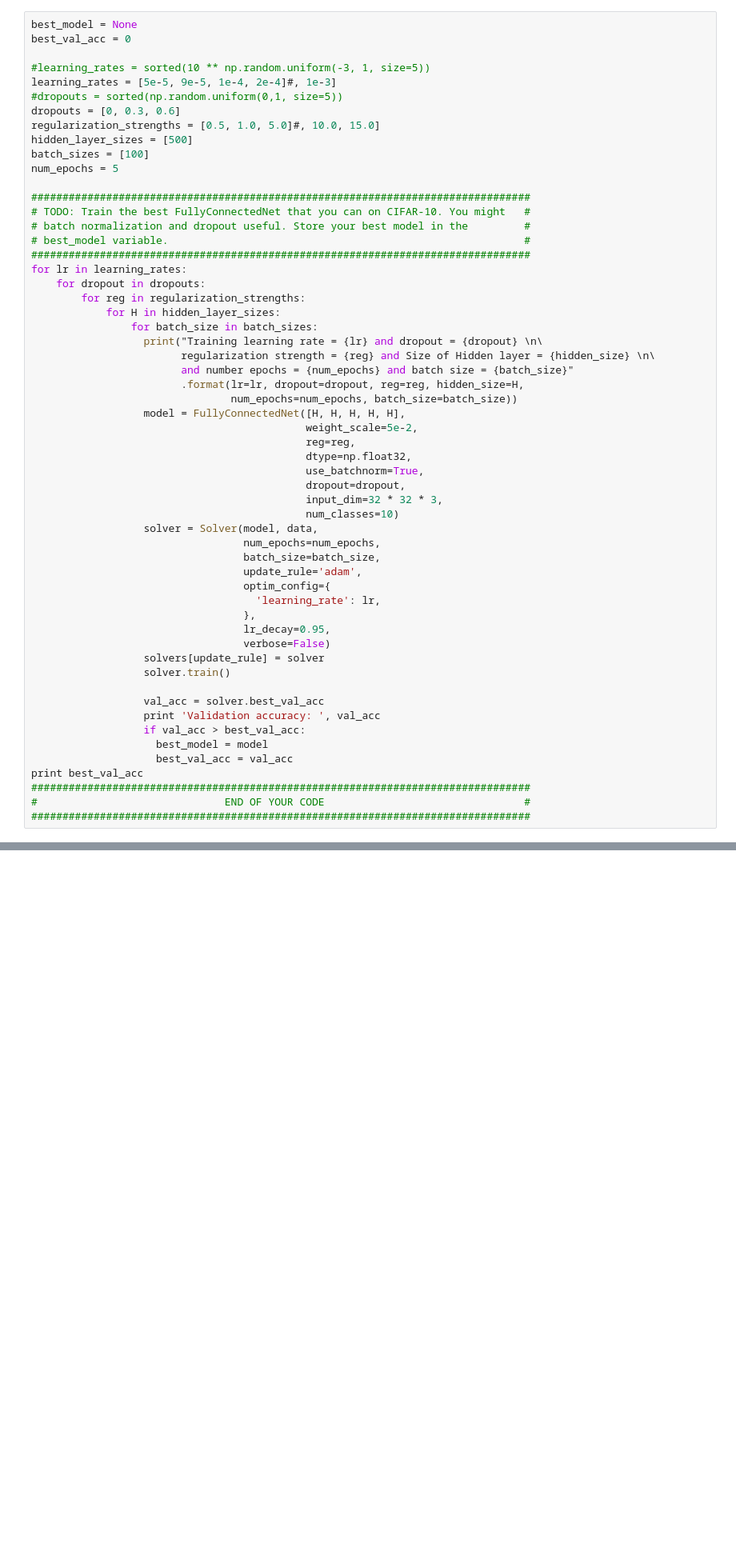
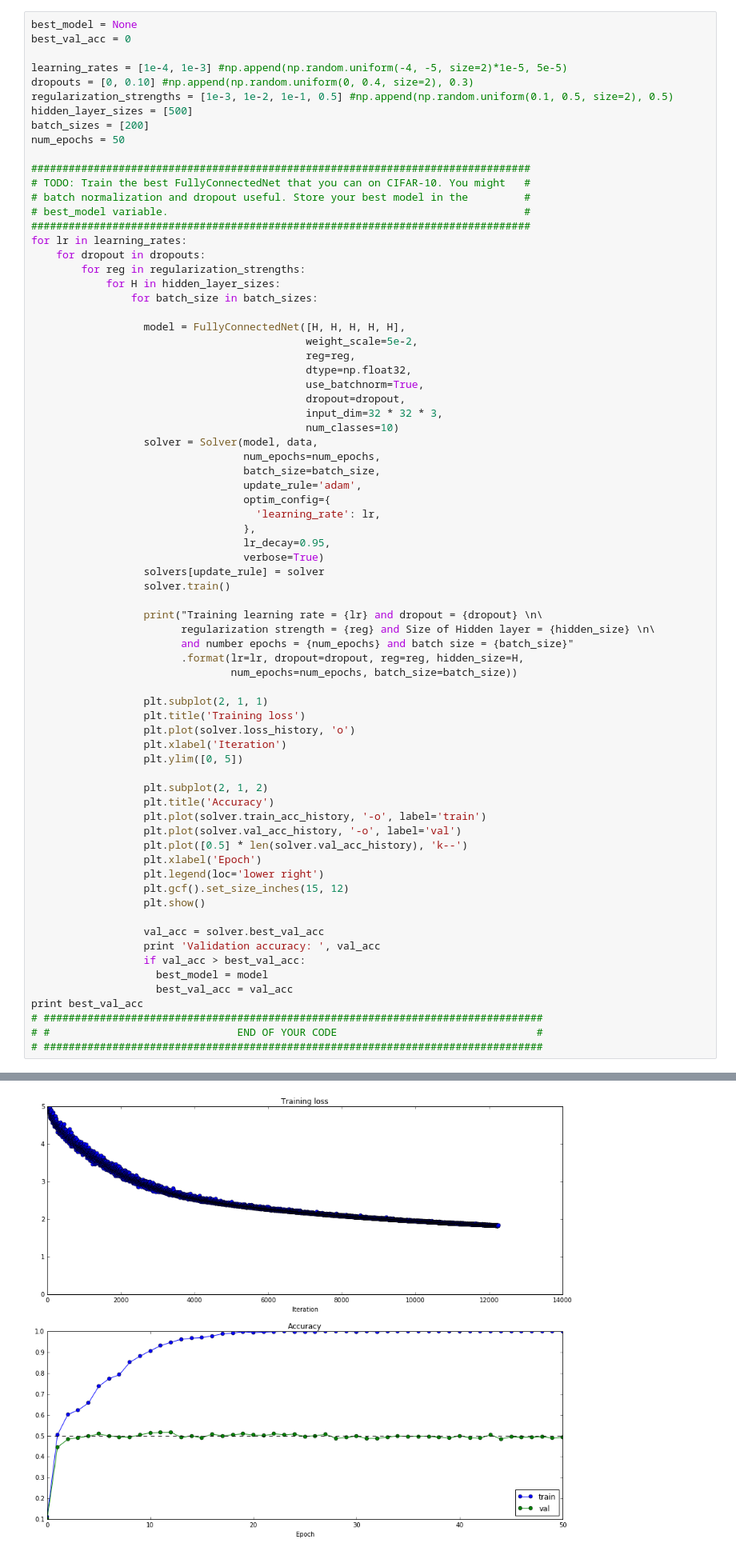
Before and after one commit to RyanZotti/cs231n, a Jupyter notebook: assignment2/FullyConnectedNets.ipynb, the cells around one changed output, grey strips where cells are left out. Shown at 80% size. Drawn from its saved outputs; the diff is of its cells as text; blank space fills up the shorter version.

```diff
--- a/assignment2/FullyConnectedNets.ipynb
+++ b/assignment2/FullyConnectedNets.ipynb
@@ -777,14 +781,12 @@ You might find it useful to complete the `BatchNormalization.ipynb` and `Dropout
 best_model = None
 best_val_acc = 0
 
-#learning_rates = sorted(10 ** np.random.uniform(-3, 1, size=5))
-learning_rates = [5e-5, 9e-5, 1e-4, 2e-4]#, 1e-3]
-#dropouts = sorted(np.random.uniform(0,1, size=5))
-dropouts = [0, 0.3, 0.6]
-regularization_strengths = [0.5, 1.0, 5.0]#, 10.0, 15.0]
+learning_rates = [1e-4, 1e-3] #np.append(np.random.uniform(-4, -5, size=2)*1e-5, 5e-5)
+dropouts = [0, 0.10] #np.append(np.random.uniform(0, 0.4, size=2), 0.3)
+regularization_strengths = [1e-3, 1e-2, 1e-1, 0.5] #np.append(np.random.uniform(0.1, 0.5, size=2), 0.5)
 hidden_layer_sizes = [500]
-batch_sizes = [100]
-num_epochs = 5
+batch_sizes = [200]
+num_epochs = 50
 
 ################################################################################
 # TODO: Train the best FullyConnectedNet that you can on CIFAR-10. You might   #
@@ -796,11 +798,7 @@ for lr in learning_rates:
         for reg in regularization_strengths:
             for H in hidden_layer_sizes:
                 for batch_size in batch_sizes:
-                  print("Training learning rate = {lr} and dropout = {dropout} \n\
-                        regularization strength = {reg} and Size of Hidden layer = {hidden_size} \n\
-                        and number epochs = {num_epochs} and batch size = {batch_size}"
-                        .format(lr=lr, dropout=dropout, reg=reg, hidden_size=H,
-                                num_epochs=num_epochs, batch_size=batch_size))
+
                   model = FullyConnectedNet([H, H, H, H, H],
                                             weight_scale=5e-2,
                                             reg=reg,
@@ -817,9 +815,31 @@ for lr in learning_rates:
                                     'learning_rate': lr,
                                   },
                                   lr_decay=0.95,
-                                  verbose=False)
+                                  verbose=True)
                   solvers[update_rule] = solver
                   solver.train()
+
+                  print("Training learning rate = {lr} and dropout = {dropout} \n\
+                        regularization strength = {reg} and Size of Hidden layer = {hidden_size} \n\
+                        and number epochs = {num_epochs} and batch size = {batch_size}"
+                        .format(lr=lr, dropout=dropout, reg=reg, hidden_size=H,
+                                num_epochs=num_epochs, batch_size=batch_size))
+
+                  plt.subplot(2, 1, 1)
+                  plt.title('Training loss')
+                  plt.plot(solver.loss_history, 'o')
+                  plt.xlabel('Iteration')
+                  plt.ylim([0, 5])
+
+                  plt.subplot(2, 1, 2)
+                  plt.title('Accuracy')
+                  plt.plot(solver.train_acc_history, '-o', label='train')
+                  plt.plot(solver.val_acc_history, '-o', label='val')
+                  plt.plot([0.5] * len(solver.val_acc_history), 'k--')
+                  plt.xlabel('Epoch')
+                  plt.legend(loc='lower right')
+                  plt.gcf().set_size_inches(15, 12)
+                  plt.show()
 
                   val_acc = solver.best_val_acc
                   print 'Validation accuracy: ', val_acc
@@ -827,7 +847,7 @@ for lr in learning_rates:
                     best_model = model
                     best_val_acc = val_acc
 print best_val_acc
-################################################################################
-#                              END OF YOUR CODE                                #
-################################################################################
+# ################################################################################
+# #                              END OF YOUR CODE                                #
+# ################################################################################
 # %% [output]
@@ -850,0 +871 @@ Validation accuracy:  0.332
+[figure, added]
```
Also changed, not shown: parts of 13 cells of this notebook, 4 other files.
